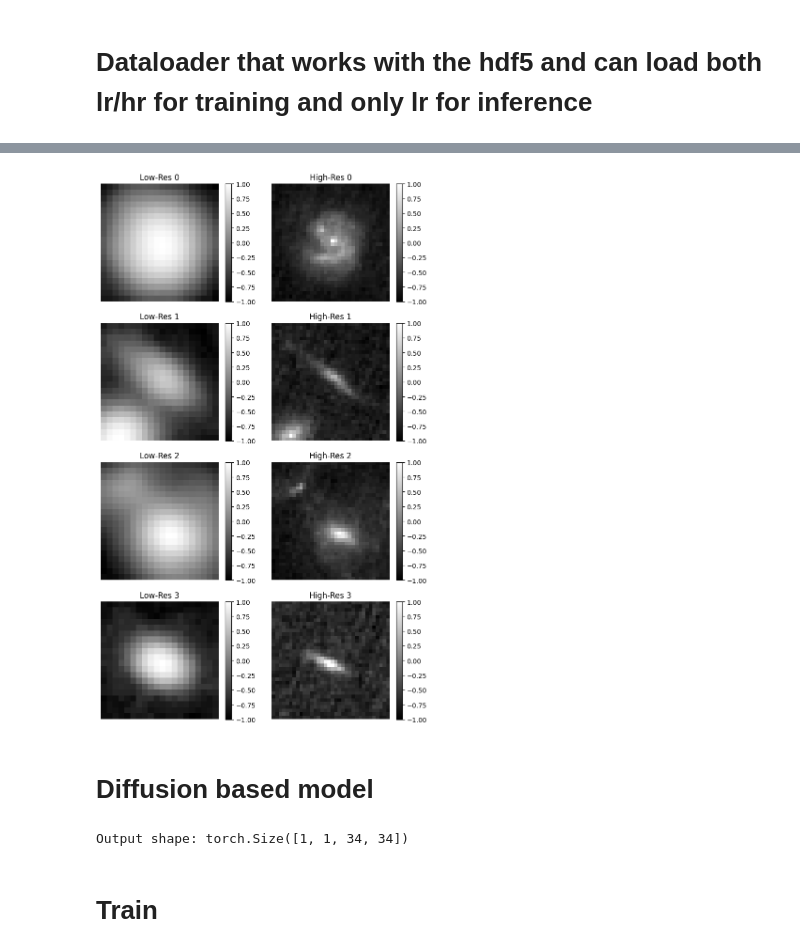
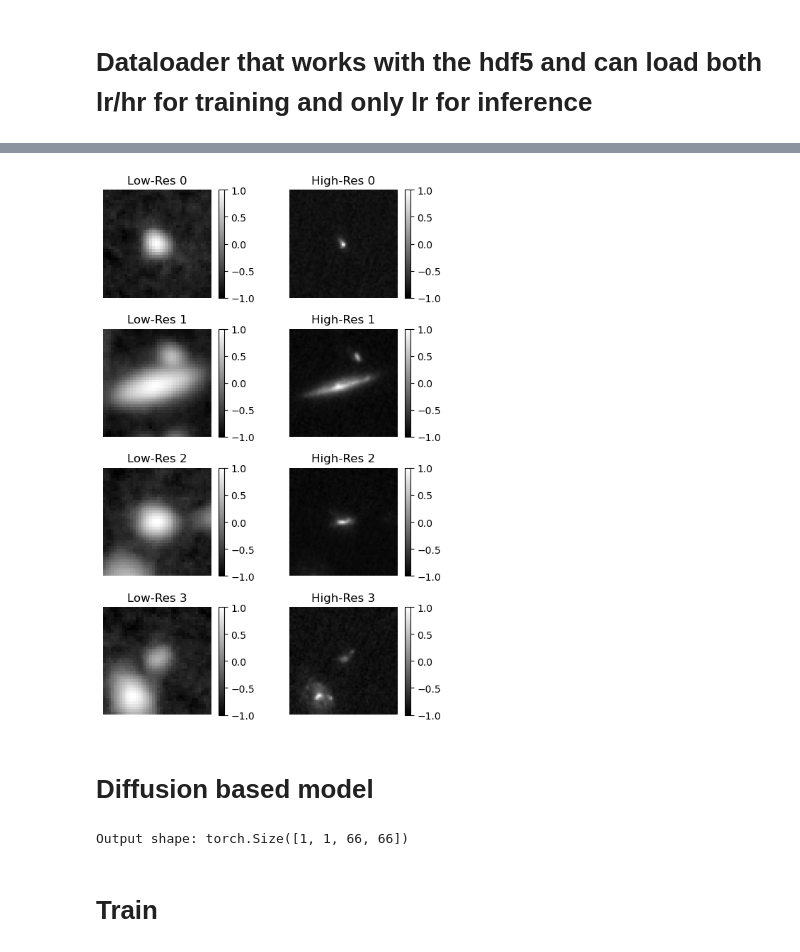
Before and after one commit to xoubish/superNISP, a Jupyter notebook: code/diffusion_test.ipynb, the cells around one changed output, grey strips where cells are left out. Saved outputs shown, nothing was run; the diff lists cells and outputs as text; code cells hidden in the pictures.

```diff
--- a/code/diffusion_test.ipynb
+++ b/code/diffusion_test.ipynb
@@ -34,7 +34,7 @@ if os.path.exists("../data/Nircam_train.hdf5"):
     os.remove("../data/Nircam_train.hdf5")
 
 # Define dataset size
-sample_size = 38974
+sample_size = 38695
 train_size = int(sample_size * 0.8)  # 80% Training
 test_size = sample_size - train_size  # 20% Testing
 
@@ -42,8 +42,8 @@ tfms = transforms.Compose([transforms.ToTensor(), transforms.Normalize((0.5,), (
 
 # Create HDF5 files with train & test splits
 hdf5_lr = h5py.File('../data/Nisp_train.hdf5', mode='w')
-hdf5_lr.create_dataset("train_img", (train_size, 1, 20, 20), np.float32)
-hdf5_lr.create_dataset("test_img", (test_size, 1, 20, 20), np.float32)
+hdf5_lr.create_dataset("train_img", (train_size, 1, 40, 40), np.float32)
+hdf5_lr.create_dataset("test_img", (test_size, 1, 40, 40), np.float32)
 hdf5_lr.create_dataset("train_keys", (train_size,), np.float32)
 hdf5_lr.create_dataset("test_keys", (test_size,), np.float32)
 
@@ -51,8 +51,8 @@ hdf5_lr["train_keys"][...] = np.arange(train_size)
 hdf5_lr["test_keys"][...] = np.arange(test_size)
 
 hdf5_hr = h5py.File('../data/Nircam_train.hdf5', mode='w')
-hdf5_hr.create_dataset("train_img", (train_size, 1, 34, 34), np.float32)
-hdf5_hr.create_dataset("test_img", (test_size, 1, 34, 34), np.float32)
+hdf5_hr.create_dataset("train_img", (train_size, 1, 66, 66), np.float32)
+hdf5_hr.create_dataset("test_img", (test_size, 1, 66, 66), np.float32)
 hdf5_hr.create_dataset("train_keys", (train_size,), np.float32)
 hdf5_hr.create_dataset("test_keys", (test_size,), np.float32)
 
@@ -70,7 +70,7 @@ test_indices = indices[train_size:]
 for i, idx in enumerate(train_indices):
     # --- Process Low-Resolution Image ---
     imnisp = eu[idx,:,:]  # Placeholder, should be actual image data
-    pashe_lr = np.zeros((1, 20, 20))
+    pashe_lr = np.zeros((1, 40, 40))
 
     s_lr = ndimage.rotate(imnisp, 0, mode='nearest', reshape=False)
     da_lr = np.arcsinh(s_lr)
@@ -81,7 +81,7 @@ for i, idx in enumerate(train_indices):
 
     # --- Process High-Resolution Image ---
     imnircam = jw[idx,:,:]
-    pashe_hr = np.zeros((1, 34, 34))
+    pashe_hr = np.zeros((1, 66, 66))
 
     s_hr = ndimage.rotate(imnircam, 0, mode='nearest', reshape=False)
     da_hr = np.arcsinh(s_hr)
@@ -94,7 +94,7 @@ for i, idx in enumerate(train_indices):
 for i, idx in enumerate(test_indices):
     # --- Process Low-Resolution Image ---
     imnisp = eu[idx,:,:]
-    pashe_lr = np.zeros((1, 20, 20))
+    pashe_lr = np.zeros((1, 40, 40))
 
     s_lr = ndimage.rotate(imnisp, 0, mode='nearest', reshape=False)
     da_lr = np.arcsinh(s_lr)
@@ -105,7 +105,7 @@ for i, idx in enumerate(test_indices):
 
     # --- Process High-Resolution Image ---
     imnircam = jw[idx,:,:]
-    pashe_hr = np.zeros((1, 34, 34))
+    pashe_hr = np.zeros((1, 66, 66))
 
     s_hr = ndimage.rotate(imnircam, 0, mode='nearest', reshape=False)
     da_hr = np.arcsinh(s_hr)
@@ -153,37 +151,37 @@ HR Batch Shape: torch.Size([16, 1, 34, 34])
 lr_hdf5_path = "../data/Nisp_train.hdf5"
 hr_hdf5_path = "../data/Nircam_train.hdf5"
 
 # Load Training Dataset (set split="train" explicitly)
 train_dataset = SuperResolutionDataset(lr_hdf5_path, hr_hdf5_path, split="train")
 train_loader = DataLoader(train_dataset, batch_size=16, shuffle=True)
 
 # Fetch a batch from the training dataset
 lr_batch, hr_batch = next(iter(train_loader))
 
 # Convert tensors to NumPy for visualization
-lr_batch_np = lr_batch.squeeze().cpu().numpy()  # Shape: (16, 20, 20)
-hr_batch_np = hr_batch.squeeze().cpu().numpy()  # Shape: (16, 34, 34)
+lr_batch_np = lr_batch.squeeze().cpu().numpy()
+hr_batch_np = hr_batch.squeeze().cpu().numpy()
 
 # Plot first 4 samples
-fig, axes = plt.subplots(4, 2, figsize=(8, 12))
+fig, axes = plt.subplots(4, 2, figsize=(6, 8))
 
 for i in range(4):
     # Low-Res Image
     img1 = axes[i, 0].imshow(lr_batch_np[i], cmap='gray')
     axes[i, 0].set_title(f"Low-Res {i}")
     axes[i, 0].axis("off")
     fig.colorbar(img1, ax=axes[i, 0], fraction=0.046, pad=0.04)  # Add colorbar
 
     # High-Res Image
     img2 = axes[i, 1].imshow(hr_batch_np[i], cmap='gray')
     axes[i, 1].set_title(f"High-Res {i}")
     axes[i, 1].axis("off")
     fig.colorbar(img2, ax=axes[i, 1], fraction=0.046, pad=0.04)  # Add colorbar
 
 plt.tight_layout()
 plt.show()
 # %% [output]
-[figure, old version]
+[figure, new version]
 # %% [markdown]
 # Diffusion based model
 # %%
@@ -208,7 +206,6 @@ class SuperResDiffusionUNet(nn.Module):
 
         self.cross_attention = nn.MultiheadAttention(embed_dim=hidden_dim * 4, num_heads=4)
 
-        # **Corrected Decoder to Maintain 34x34 Output**
         self.decoder = nn.Sequential(
             nn.ConvTranspose2d(hidden_dim * 4, hidden_dim * 2, kernel_size=3, stride=2, padding=1, output_padding=0),
             nn.ReLU(),
@@ -218,7 +215,7 @@ class SuperResDiffusionUNet(nn.Module):
         )
 
     def forward(self, x, condition):
-        x = x.to(next(self.parameters()).device)  # ✅ Move to same device as model
+        x = x.to(next(self.parameters()).device)
         condition = condition.to(next(self.parameters()).device)
 
         x = self.encoder(x)
@@ -239,26 +236,25 @@ class SuperResDiffusionUNet(nn.Module):
 
 # Diffusion Model
 class DiffusionModel(nn.Module):
-    def __init__(self, unet_model, timesteps=500):
+    def __init__(self, unet_model, timesteps=100):
         super().__init__()
         self.unet = unet_model
         self.timesteps = timesteps
 
     def forward(self, x, t, condition):
-        x = x.to(next(self.parameters()).device)  # ✅ Ensure tensors are on the same device
+        x = x.to(next(self.parameters()).device)
         t = t.to(next(self.parameters()).device)
         condition = condition.to(next(self.parameters()).device)
         return self.unet(x, condition)
 
-# **Corrected Upsampler for 20x20 -> 34x34**
 class Upsampler(nn.Module):
     def __init__(self, in_channels=1, out_channels=1):
         super().__init__()
-        self.upsample = nn.Upsample(size=(34, 34), mode='bilinear', align_corners=True)
+        self.upsample = nn.Upsample(size=(66, 66), mode='bilinear', align_corners=True)
         self.conv = nn.Conv2d(in_channels, out_channels, kernel_size=3, padding=1)
 
     def forward(self, x):
-        x = x.to(next(self.parameters()).device)  # ✅ Ensure tensors match model device
+        x = x.to(next(self.parameters()).device)
         x = self.upsample(x)
         return self.conv(x)
 
@@ -270,13 +266,13 @@ class SuperResolutionDiffusion(nn.Module):
         self.diffusion = DiffusionModel(unet_model)
 
     def forward(self, x, t):
-        x = x.to(next(self.parameters()).device)  # ✅ Ensure tensors are on the same device
+        x = x.to(next(self.parameters()).device)
         t = t.to(next(self.parameters()).device)
 
         upscaled = self.upsampler(x)
 
         # Add progressive noise instead of replacing
-        noise = torch.randn_like(upscaled, device=upscaled.device)  # ✅ Ensure noise is on GPU
+        noise = torch.randn_like(upscaled, device=upscaled.device)
         alpha_t = torch.sqrt(1 - (t / self.diffusion.timesteps).float().view(-1, 1, 1, 1))
         noisy_image = alpha_t * upscaled + (1 - alpha_t) * noise
 
@@ -289,14 +285,14 @@ upsampler = Upsampler().to(device)
 model = SuperResolutionDiffusion(unet, upsampler).to(device)
 
 # Example input on GPU
-x = torch.randn(1, 1, 20, 20, device=device)  # ✅ Ensure input is on the same device
-t = torch.tensor([500], device=device)  # ✅ Ensure t is on GPU
+x = torch.randn(1, 1, 40, 40, device=device)
+t = torch.tensor([500], device=device)
 
 # Run the model
 output = model(x, t)
 
-print("Output shape:", output.shape)  # Should be [1, 1, 34, 34]
+print("Output shape:", output.shape)
 # %% [output]
-Output shape: torch.Size([1, 1, 34, 34])
+Output shape: torch.Size([1, 1, 66, 66])
 # %% [markdown]
 # Train
```
Also changed, not shown: parts of 8 cells of this notebook, 1 other file.
